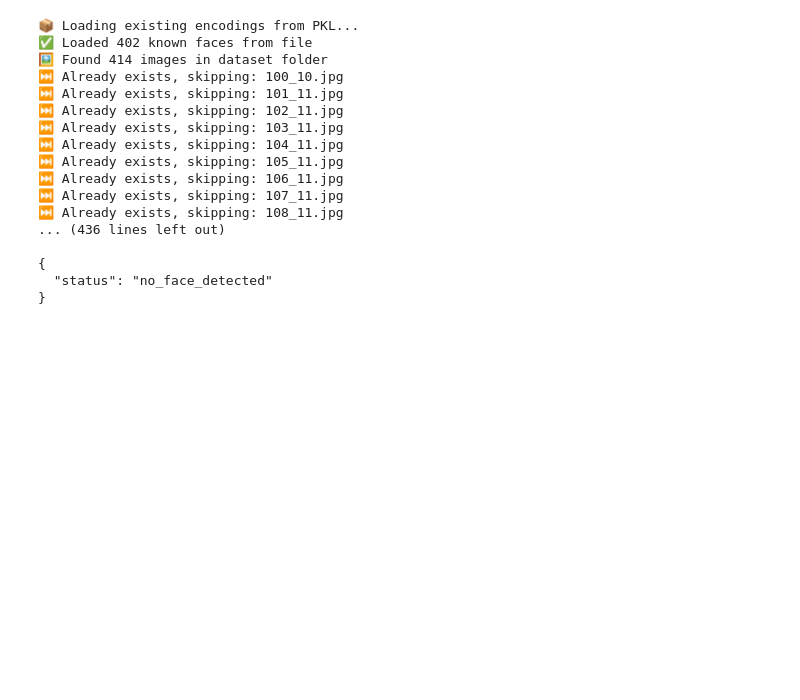
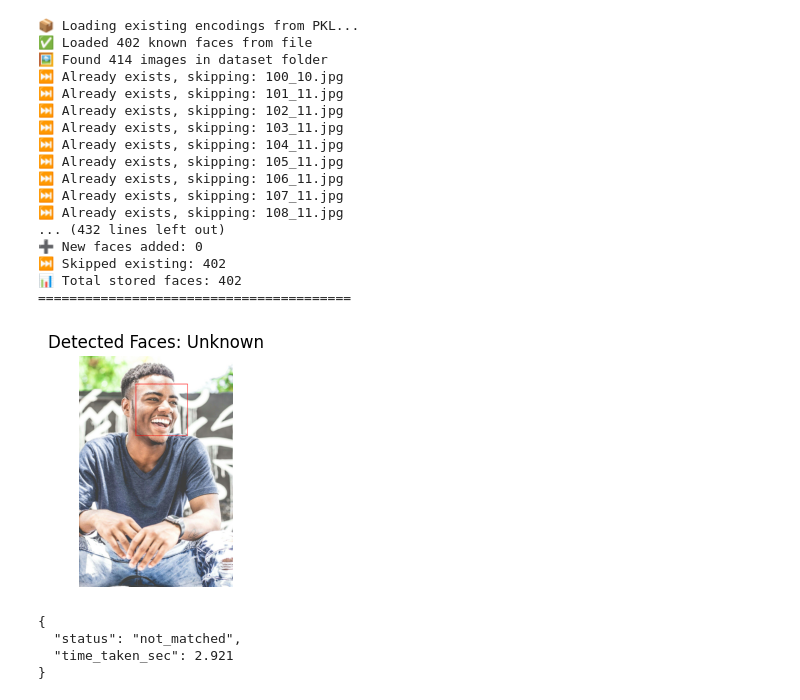
Before and after one commit to zamanmudassir200/face_recognition_dadss, a Jupyter notebook: face_recognition_hog.ipynb, the cells around one changed output. Drawn from its saved outputs; the diff is of its cells as text; code cells hidden in the pictures; blank space fills up the shorter version.

```diff
--- a/face_recognition_hog.ipynb
+++ b/face_recognition_hog.ipynb
@@ -146,36 +146,41 @@ def recognize_face(input_image_file):
             "person": matched_person,
             "confidence": matched_confidence,
             "time_taken_sec": round(time.time() - start_time, 3)
         }
 
     return {
         "status": "not_matched",
         "time_taken_sec": round(time.time() - start_time, 3)
     }
 
 
 if __name__ == "__main__":
     if len(sys.argv) > 1:
         image_path = sys.argv[1]
-        result = recognize_face("army.jpeg")
+        result = recognize_face("man.jpg")
         print(json.dumps(result, indent=2))
     else:
         print("Usage: python script.py <image_path>")
 # %% [output]
 📦 Loading existing encodings from PKL...
 ✅ Loaded 402 known faces from file
 🖼️ Found 414 images in dataset folder
 ⏭️ Already exists, skipping: 100_10.jpg
 ⏭️ Already exists, skipping: 101_11.jpg
 ⏭️ Already exists, skipping: 102_11.jpg
 ⏭️ Already exists, skipping: 103_11.jpg
 ⏭️ Already exists, skipping: 104_11.jpg
 ⏭️ Already exists, skipping: 105_11.jpg
 ⏭️ Already exists, skipping: 106_11.jpg
 ⏭️ Already exists, skipping: 107_11.jpg
 ⏭️ Already exists, skipping: 108_11.jpg
-... (436 lines left out)
-
-{
-  "status": "no_face_detected"
-}
+... (432 lines left out)
+➕ New faces added: 0
+⏭️ Skipped existing: 402
+📊 Total stored faces: 402
+========================================
+[figure, added]
+{
+  "status": "not_matched",
+  "time_taken_sec": 2.921
+}
```
Also changed, not shown: 2 other files.
